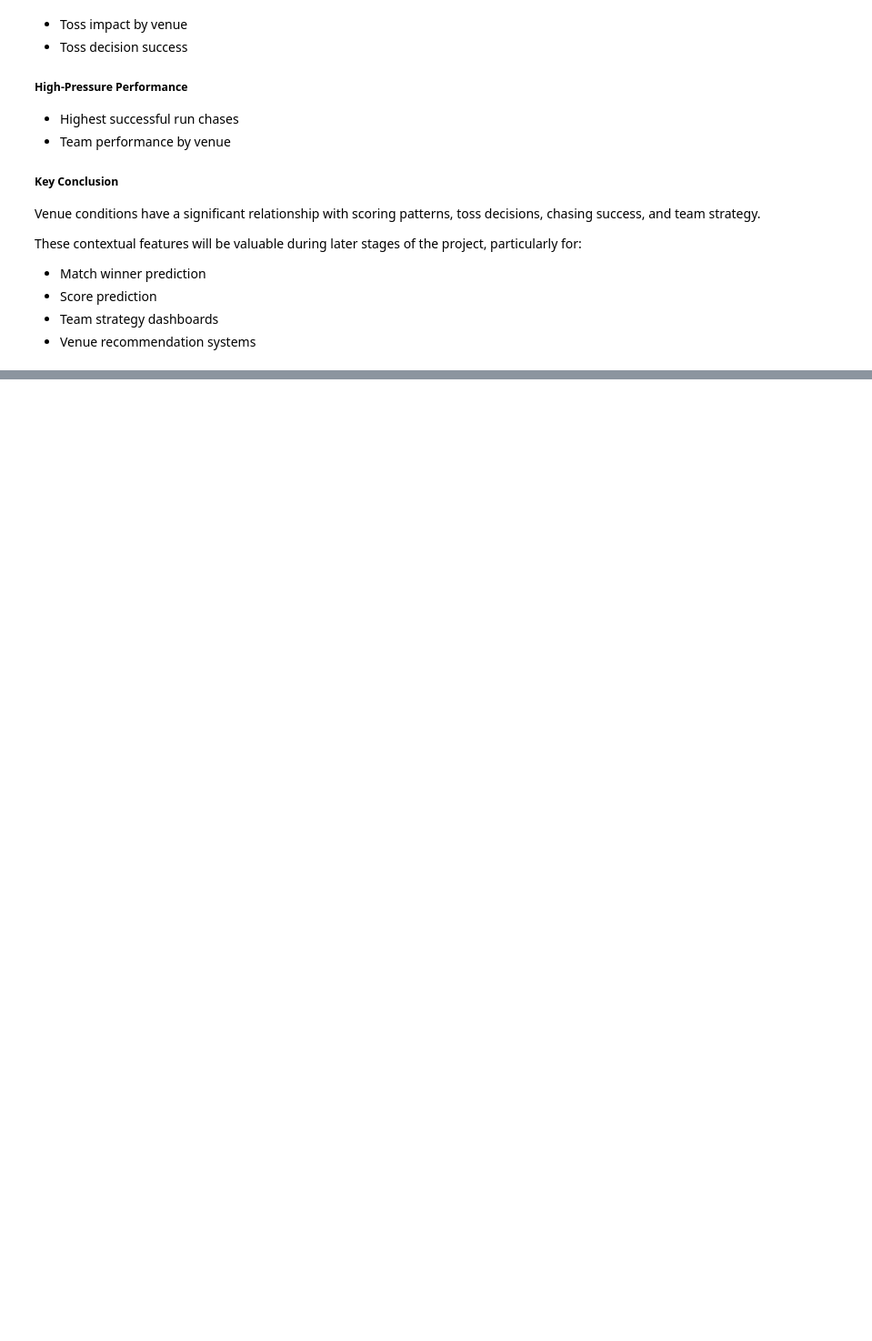
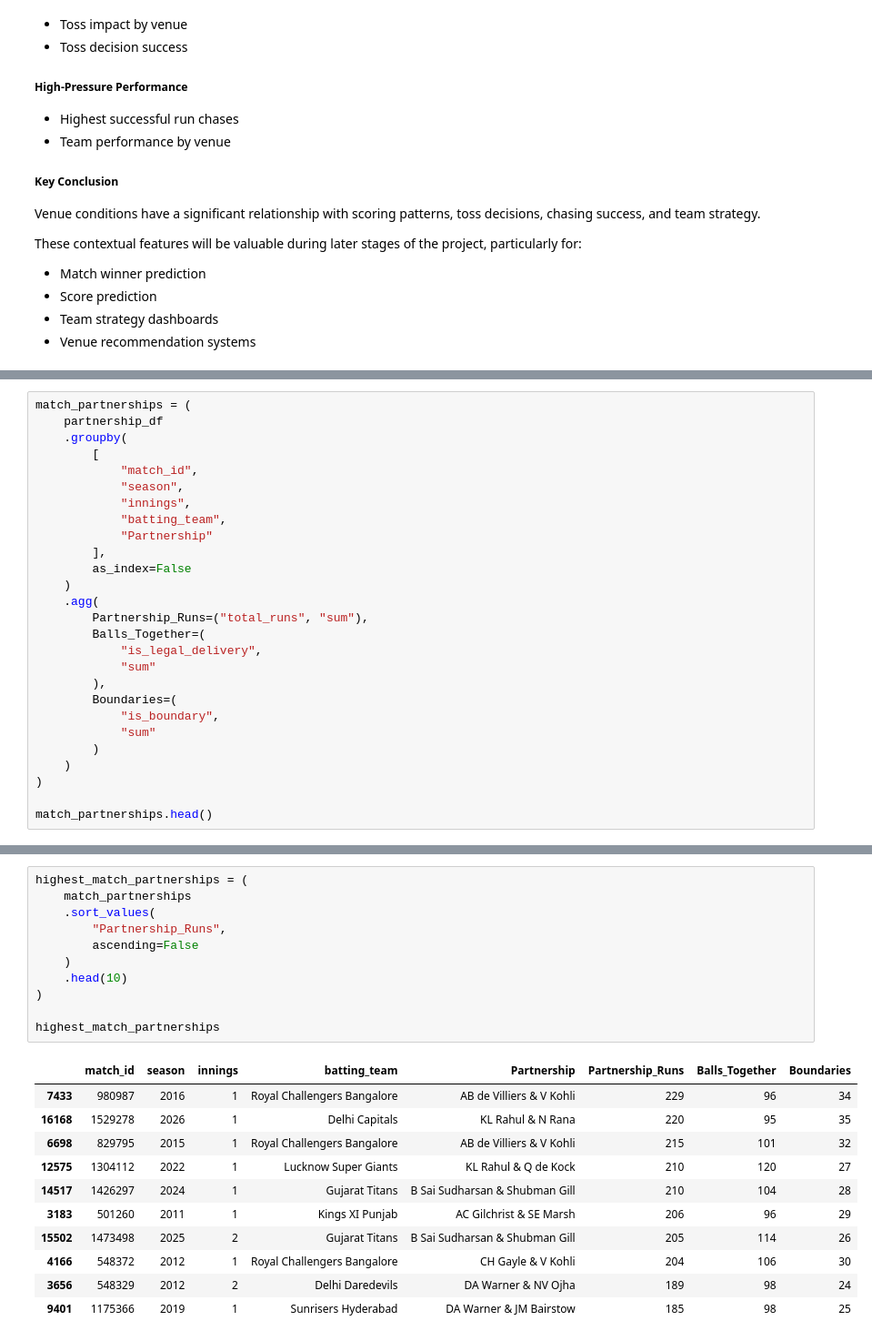
Before and after one commit to Abhilash0079/MachineLearningProjects, a Jupyter notebook: Professional-Cricket-Analytics/notebooks/03_EDA.ipynb, the cells around one changed output, grey strips where cells are left out. Shown at 91% size. Cells and saved outputs as stored; diff of their text form; blank space fills up the shorter version.

```diff
--- a/Professional-Cricket-Analytics/notebooks/03_EDA.ipynb
+++ b/Professional-Cricket-Analytics/notebooks/03_EDA.ipynb
@@ -4618,0 +4958,27 @@ These contextual features will be valuable during later stages of the project, p
+# %%
+match_partnerships = (
+    partnership_df
+    .groupby(
+        [
+            "match_id",
+            "season",
+            "innings",
+            "batting_team",
+            "Partnership"
+        ],
+        as_index=False
+    )
+    .agg(
+        Partnership_Runs=("total_runs", "sum"),
+        Balls_Together=(
+            "is_legal_delivery",
+            "sum"
+        ),
+        Boundaries=(
+            "is_boundary",
+            "sum"
+        )
+    )
+)
+
+match_partnerships.head()
@@ -4618,0 +4992,23 @@ These contextual features will be valuable during later stages of the project, p
+# %%
+highest_match_partnerships = (
+    match_partnerships
+    .sort_values(
+        "Partnership_Runs",
+        ascending=False
+    )
+    .head(10)
+)
+
+highest_match_partnerships
+# %% [output]
+|  | match_id | season | innings | batting_team | Partnership | Partnership_Runs | Balls_Together | Boundaries |
+| 7433 | 980987 | 2016 | 1 | Royal Challengers Bangalore | AB de Villiers & V Kohli | 229 | 96 | 34 |
+| 16168 | 1529278 | 2026 | 1 | Delhi Capitals | KL Rahul & N Rana | 220 | 95 | 35 |
+| 6698 | 829795 | 2015 | 1 | Royal Challengers Bangalore | AB de Villiers & V Kohli | 215 | 101 | 32 |
+| 12575 | 1304112 | 2022 | 1 | Lucknow Super Giants | KL Rahul & Q de Kock | 210 | 120 | 27 |
+| 14517 | 1426297 | 2024 | 1 | Gujarat Titans | B Sai Sudharsan & Shubman Gill | 210 | 104 | 28 |
+| 3183 | 501260 | 2011 | 1 | Kings XI Punjab | AC Gilchrist & SE Marsh | 206 | 96 | 29 |
+| 15502 | 1473498 | 2025 | 2 | Gujarat Titans | B Sai Sudharsan & Shubman Gill | 205 | 114 | 26 |
+| 4166 | 548372 | 2012 | 1 | Royal Challengers Bangalore | CH Gayle & V Kohli | 204 | 106 | 30 |
+| 3656 | 548329 | 2012 | 2 | Delhi Daredevils | DA Warner & NV Ojha | 189 | 98 | 24 |
+| 9401 | 1175366 | 2019 | 1 | Sunrisers Hyderabad | DA Warner & JM Bairstow | 185 | 98 | 25 |
```
Also changed, not shown: parts of 99 cells of this notebook, 2 other files.
